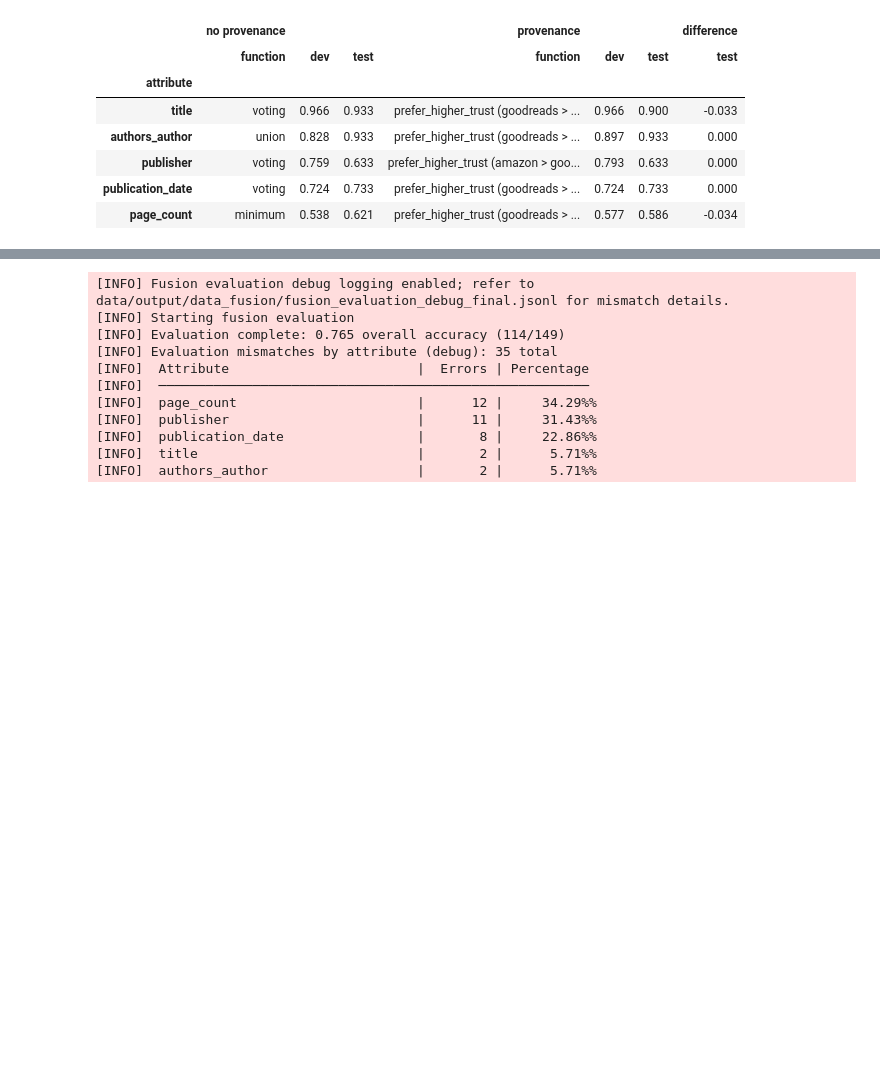
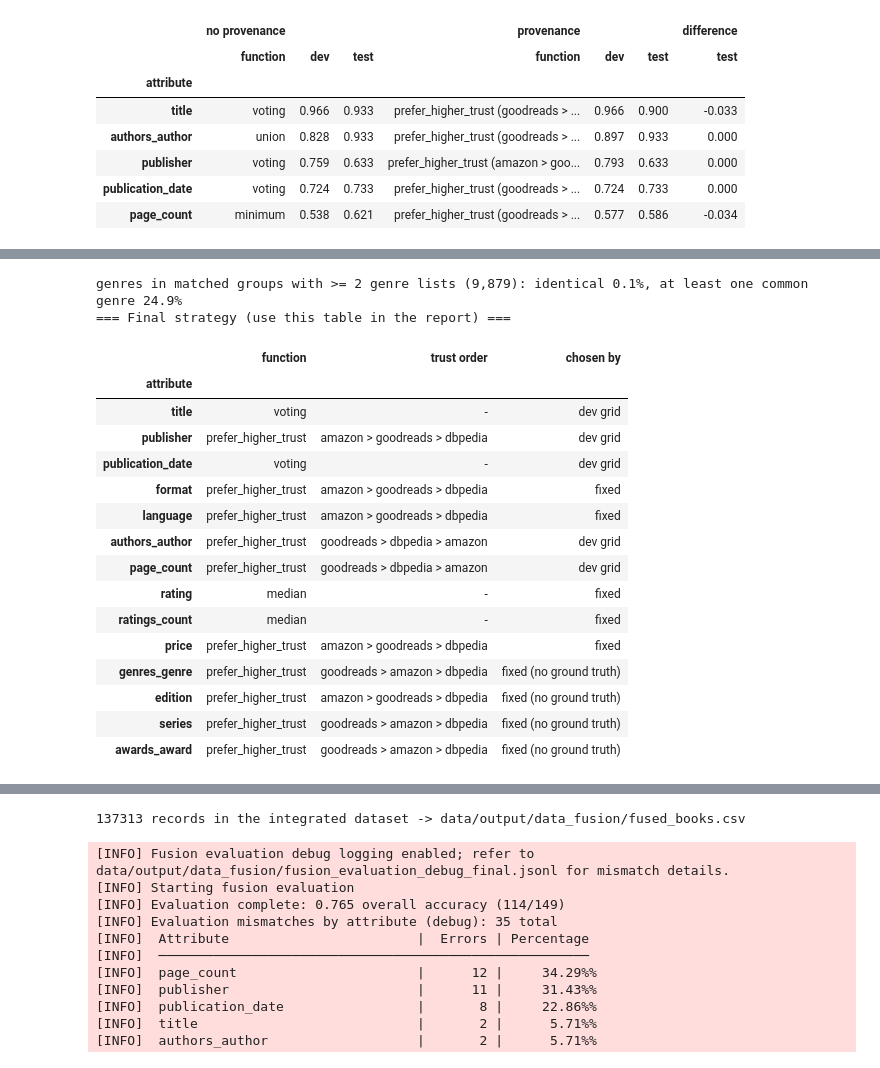
Before and after one commit to Web-Data-Integration-Team/Books-Data-Integration, a Jupyter notebook: data_fusion.ipynb, the cells around one changed output, grey strips where cells are left out. Drawn from its saved outputs; the diff is of its cells as text; code cells hidden in the pictures; blank space fills up the shorter version.

Commit message:
Register genres, edition, series, awards explicitly in the final fusion strategy

```diff
--- a/data_fusion.ipynb
+++ b/data_fusion.ipynb
@@ -1186,0 +1105,61 @@ print(len(fused_final), "records in the integrated dataset ->", OUT_DIR / "fused
+# %%
+DEFAULT_ORDER = ("amazon", "goodreads", "dbpedia")    # trust order for attributes WITHOUT ground truth (price, language, format)
+OVERRIDE = {}                                           # e.g. {"page_count": "prefer_higher_trust"} -> best order of that function is used
+FIXED = {"rating": ("median",), "ratings_count": ("median",), "price": ("prefer_higher_trust",),
+         "language": ("prefer_higher_trust",), "format": ("prefer_higher_trust",)}
+# Remaining attributes of the integrated schema (no ground truth, not part of the density / accuracy tables). Registered
+# explicitly so that no attribute is fused by PyDI's hidden default rule (first_non_null):
+OTHER_ATTRS = {
+    # one consistent genre vocabulary per record; union would mix the vocabularies ("Fiction" + "Literature & Fiction" +
+    # "Science fiction"), see the overlap numbers printed below. goodreads: most specific user tags, densest source
+    "genres_genre": ("prefer_higher_trust", ("goodreads", "amazon", "dbpedia")),
+    # amazon describes the product itself ("Unabridged", "Reprint", "Large print"), filled for ~60 % vs. ~9 % in goodreads
+    "edition":      ("prefer_higher_trust", ("amazon", "goodreads", "dbpedia")),
+    # only goodreads has these attributes -> no conflicts
+    "series":       ("prefer_higher_trust", ("goodreads", "amazon", "dbpedia")),
+    "awards_award": ("prefer_higher_trust", ("goodreads", "amazon", "dbpedia")),
+}
+
+# Why no union for genres: how much do the genre lists of matched records agree?
+genre_sets = {i: {str(x).strip().lower() for x in (v if isinstance(v, list) else [v]) if not is_null(x)}
+              for d in dfs.values() for i, v in zip(d["id"], d["genres_genre"])}
+multi = [[genre_sets[i] for i in ids if genre_sets.get(i)] for ids in gt_used.loc[gt_used["size"] >= 2, "ids"]]
+multi = [m for m in multi if len(m) >= 2]
+print(f"genres in matched groups with >= 2 genre lists ({len(multi):,}): identical {np.mean([all(x == m[0] for x in m[1:]) for m in multi]):.1%}, "
+      f"at least one common genre {np.mean([bool(set.intersection(*m)) for m in multi]):.1%}")
+
+chosen = {}                                             # attribute -> (function name, trust order or None)
+if grid_rows:
+    g = pd.DataFrame(grid_rows)
+    for a, sub in g.groupby("attribute"):
+        if a in OVERRIDE:
+            sub = sub[sub["function"] == OVERRIDE[a]]
+        best = sub.sort_values(["tolerant", "pos"], ascending=[False, True], kind="stable").iloc[0]
+        chosen[a] = (best["function"], best["order"])
+
+final_strategy = DataFusionStrategy("Version_Final")
+rows = []
+for a in FUSE_ATTRS:
+    name, order = chosen.get(a, (FIXED.get(a, ("prefer_higher_trust",))[0], None))
+    f = fn(name) or prefer_higher_trust
+    if f in TRUST_AWARE:
+        order = order or DEFAULT_ORDER
+        final_strategy.add_attribute_fuser(a, f, trust_map=trust_from_order(order))
+    else:
+        order = None
+        final_strategy.add_attribute_fuser(a, f)
+    rows.append({"attribute": a, "function": getattr(f, "__name__", name),
+                 "trust order": " > ".join(order) if order else "-", "chosen by": "dev grid" if a in chosen else "fixed"})
+for a, (name, order) in OTHER_ATTRS.items():
+    final_strategy.add_attribute_fuser(a, fn(name), trust_map=trust_from_order(order))
+    rows.append({"attribute": a, "function": name, "trust order": " > ".join(order), "chosen by": "fixed (no ground truth)"})
+add_eval_functions(final_strategy)
+print("=== Final strategy (use this table in the report) ===")
+display(pd.DataFrame(rows).set_index("attribute"))
+
+final_engine = DataFusionEngine(final_strategy, debug=True, debug_file=str(OUT_DIR / "fusion_debug_final.jsonl"))
+fused_final = final_engine.run(datasets=[dfs[n] for n in NAMES], correspondences=corr_list_used,
+                               id_column="id", include_singletons=True)
+fused_final.to_csv(OUT_DIR / "fused_books.csv", index=False)
+print(len(fused_final), "records in the integrated dataset ->", OUT_DIR / "fused_books.csv")
+# %% [output]
@@ -1186,0 +1186,18 @@ print(len(fused_final), "records in the integrated dataset ->", OUT_DIR / "fused
+genres in matched groups with >= 2 genre lists (9,879): identical 0.1%, at least one common genre 24.9%
+=== Final strategy (use this table in the report) ===
+|  | function | trust order | chosen by |
+| attribute |  |  |  |
+| title | voting | - | dev grid |
+| publisher | prefer_higher_trust | amazon > goodreads > dbpedia | dev grid |
+| publication_date | voting | - | dev grid |
+| format | prefer_higher_trust | amazon > goodreads > dbpedia | fixed |
+| language | prefer_higher_trust | amazon > goodreads > dbpedia | fixed |
+| authors_author | prefer_higher_trust | goodreads > dbpedia > amazon | dev grid |
+| page_count | prefer_higher_trust | goodreads > dbpedia > amazon | dev grid |
+| rating | median | - | fixed |
+| ratings_count | median | - | fixed |
+| price | prefer_higher_trust | amazon > goodreads > dbpedia | fixed |
+| genres_genre | prefer_higher_trust | goodreads > amazon > dbpedia | fixed (no ground truth) |
+| edition | prefer_higher_trust | amazon > goodreads > dbpedia | fixed (no ground truth) |
+| series | prefer_higher_trust | goodreads > amazon > dbpedia | fixed (no ground truth) |
+| awards_award | prefer_higher_trust | goodreads > amazon > dbpedia | fixed (no ground truth) |
@@ -1187,3 +1221,4 @@ print(len(fused_final), "records in the integrated dataset ->", OUT_DIR / "fused
+137313 records in the integrated dataset -> data/output/data_fusion/fused_books.csv
 # %%
 if df_eval is not None:
     ff = attach_eval_id(fused_final, expected_ids)
```
Also changed, not shown: parts of 4 cells of this notebook, 1 other file.
